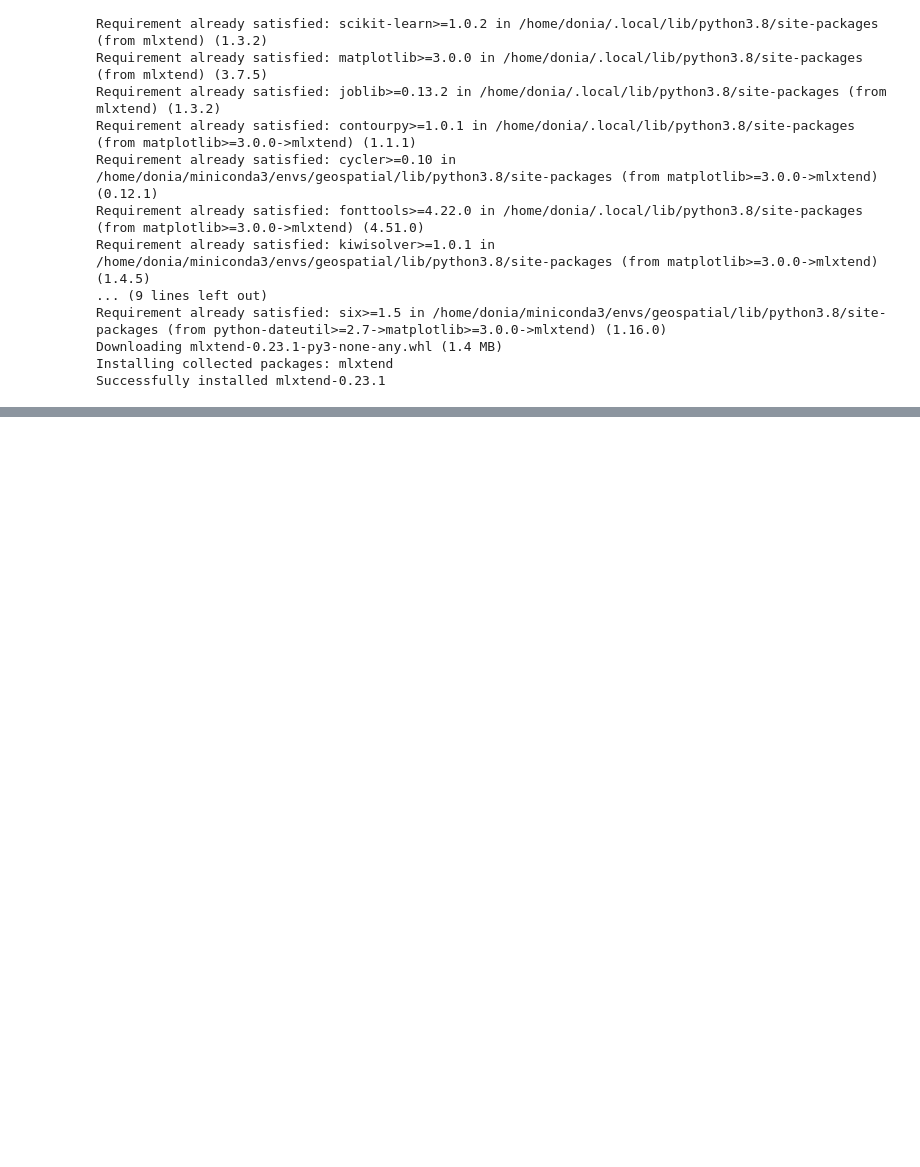
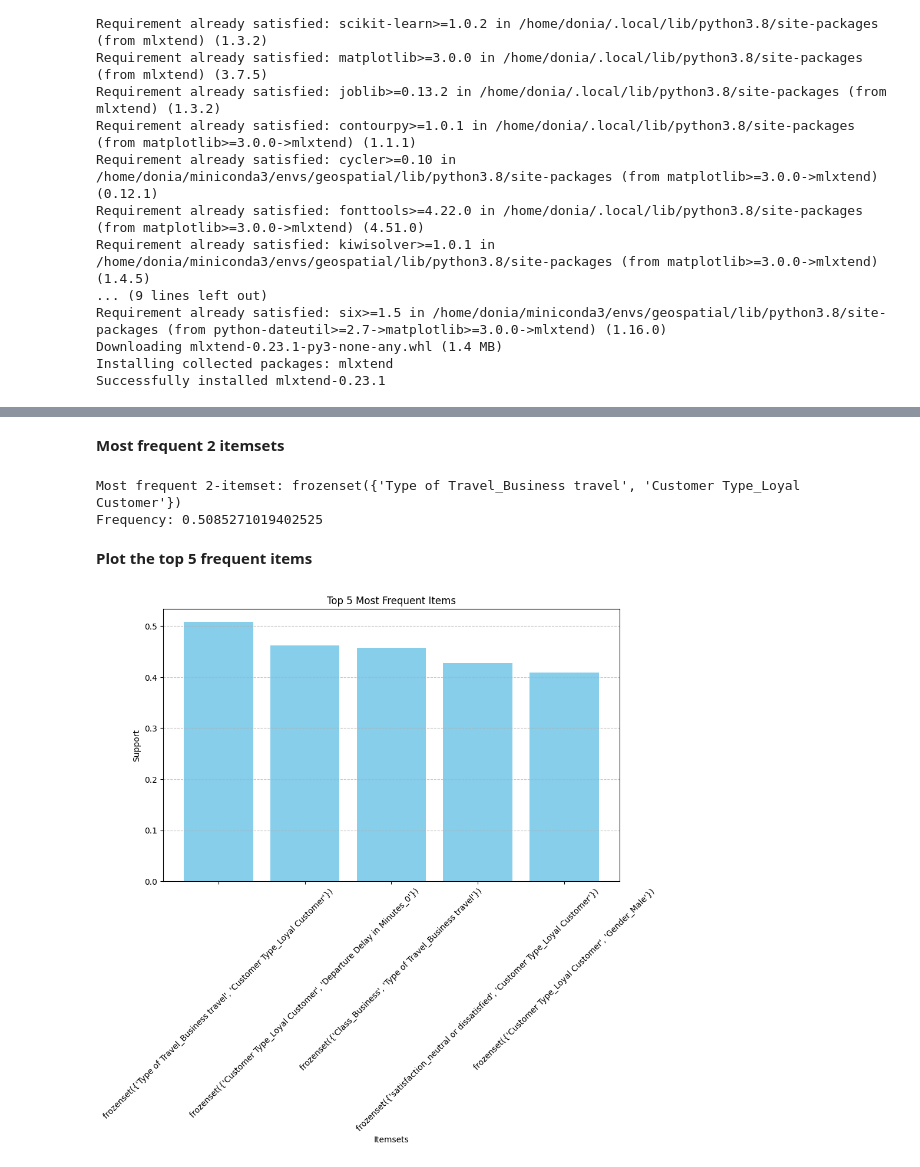
Before and after one commit to hebaashraf21/Airline_Passenger_Satisfaction_Prediction, a Jupyter notebook: code/assocciation_rules.ipynb, the cells around one changed output, grey strips where cells are left out. Saved outputs shown, nothing was run; the diff lists cells and outputs as text; code cells hidden in the pictures; blank space fills up the shorter version.

Commit message:
apriori code

```diff
--- a/code/assocciation_rules.ipynb
+++ b/code/assocciation_rules.ipynb
@@ -100,0 +29,4 @@ rules
+# %%
+current_dir = os.getcwd()
+relative_path_train = os.path.join('..', 'data', 'train_data_after_EDA.csv')
+preprocessed_train_data = pd.read_csv(os.path.join(current_dir, relative_path_train))
@@ -100,0 +35,7 @@ rules
+# %%
+# first convert all data to str type to get encoded using get_dummies
+for col in preprocessed_train_data.columns:
+    preprocessed_train_data[col] = preprocessed_train_data[col].astype(str)
+# %%
+# Apply get_dummies
+encoded_data = pd.get_dummies(preprocessed_train_data)
@@ -100,0 +44,16 @@ rules
+# %%
+# Filter out itemsets that have support values below a specified threshold.
+# Support refers to the proportion of transactions in a dataset in which a particular itemset appears.
+min_support = 0.25
+
+# Set the minimum cardinality
+min_cardinality = 2
+
+frequent_itemsets = apriori(encoded_data, min_support=min_support, use_colnames=True)
+
+# Filter frequent itemsets based on minimum cardinality
+frequent_itemsets_filtered = frequent_itemsets[frequent_itemsets['itemsets'].apply(lambda x: len(x) >= min_cardinality)]
+
+
+# Generate association rules
+rules = association_rules(frequent_itemsets, metric="lift", min_threshold=1)
@@ -100,0 +157,35 @@ rules
+# %% [markdown]
+**Most frequent 2 itemsets**
+# %%
+# Sort frequent 2-itemsets by support
+frequent_itemsets_2_sorted = frequent_itemsets_filtered.sort_values(by='support', ascending=False)
+
+# Get the most frequent 2-itemset and its support
+most_frequent_2_itemset = frequent_itemsets_2_sorted.iloc[0]['itemsets']
+frequency = frequent_itemsets_2_sorted.iloc[0]['support']
+
+print("Most frequent 2-itemset:", most_frequent_2_itemset)
+print("Frequency:", frequency)
+# %% [output]
+Most frequent 2-itemset: frozenset({'Type of Travel_Business travel', 'Customer Type_Loyal Customer'})
+Frequency: 0.5085271019402525
+# %% [markdown]
+**Plot the top 5 frequent items**
+# %%
+# Sort frequent itemsets by support in descending order
+sorted_frequent_itemsets = frequent_itemsets_filtered.sort_values(by='support', ascending=False)
+
+# Select the top 5 frequent itemsets
+top_5_frequent_itemsets = sorted_frequent_itemsets.head(5)
+
+# Plot the top 5 frequent items
+plt.figure(figsize=(10, 6))
+plt.bar(top_5_frequent_itemsets['itemsets'].astype(str), top_5_frequent_itemsets['support'], color='skyblue')
+plt.title('Top 5 Most Frequent Items')
+plt.xlabel('Itemsets')
+plt.ylabel('Support')
+plt.xticks(rotation=45)
+plt.grid(axis='y', linestyle='--', alpha=0.7)
+plt.show()
+# %% [output]
+[figure, added]
```
Also changed, not shown: parts of 18 cells of this notebook.
